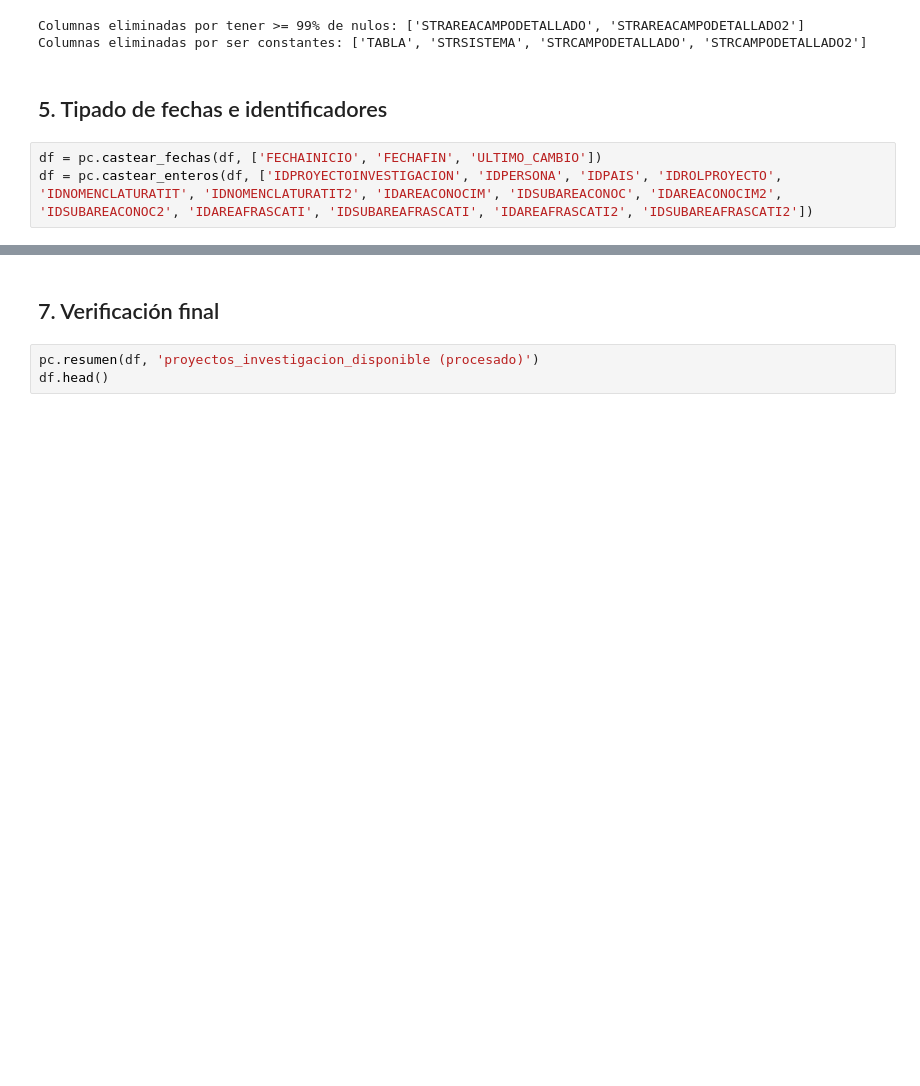
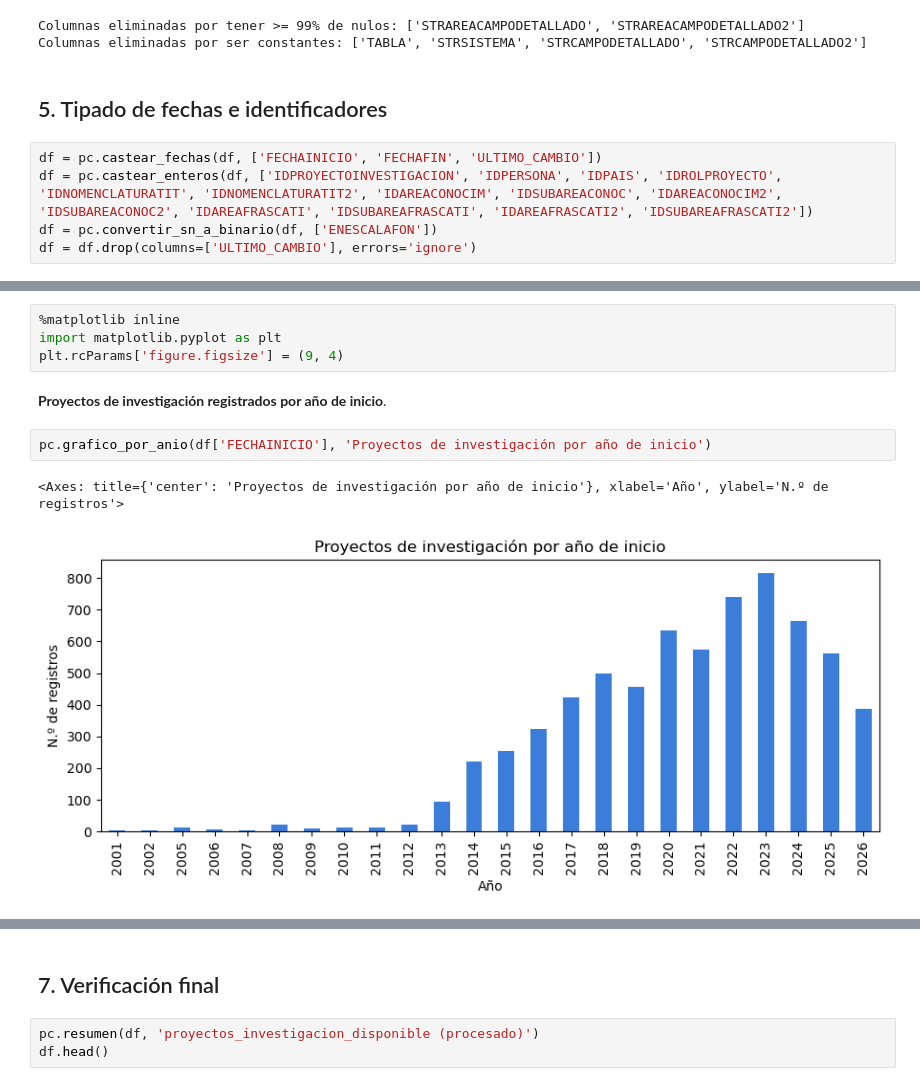
Before and after one commit to Pamela-rugel/Proyecto_Tesis, a Jupyter notebook: notebooks/preprocesamiento/15_proyectos_investigacion_disponible.ipynb, the cells around one changed output, grey strips where cells are left out. Cells and saved outputs as stored; diff of their text form; blank space fills up the shorter version.

Commit message:
Mejoras en preprocesamiento de la data, se añaden graficos

```diff
--- a/notebooks/preprocesamiento/15_proyectos_investigacion_disponible.ipynb
+++ b/notebooks/preprocesamiento/15_proyectos_investigacion_disponible.ipynb
@@ -85,3 +83,5 @@ Columnas eliminadas por ser constantes: ['TABLA', 'STRSISTEMA', 'STRCAMPODETALLA
 # %%
 df = pc.castear_fechas(df, ['FECHAINICIO', 'FECHAFIN', 'ULTIMO_CAMBIO'])
 df = pc.castear_enteros(df, ['IDPROYECTOINVESTIGACION', 'IDPERSONA', 'IDPAIS', 'IDROLPROYECTO', 'IDNOMENCLATURATIT', 'IDNOMENCLATURATIT2', 'IDAREACONOCIM', 'IDSUBAREACONOC', 'IDAREACONOCIM2', 'IDSUBAREACONOC2', 'IDAREAFRASCATI', 'IDSUBAREAFRASCATI', 'IDAREAFRASCATI2', 'IDSUBAREAFRASCATI2'])
+df = pc.convertir_sn_a_binario(df, ['ENESCALAFON'])
+df = df.drop(columns=['ULTIMO_CAMBIO'], errors='ignore')
@@ -87,0 +94,11 @@ df = pc.castear_enteros(df, ['IDPROYECTOINVESTIGACION', 'IDPERSONA', 'IDPAIS', '
+# %%
+%matplotlib inline
+import matplotlib.pyplot as plt
+plt.rcParams['figure.figsize'] = (9, 4)
+# %% [markdown]
+**Proyectos de investigación registrados por año de inicio**.
+# %%
+pc.grafico_por_anio(df['FECHAINICIO'], 'Proyectos de investigación por año de inicio')
+# %% [output]
+<Axes: title={'center': 'Proyectos de investigación por año de inicio'}, xlabel='Año', ylabel='N.º de registros'>
+[figure, added]
```
Also changed, not shown: parts of 13 cells of this notebook, 17 other files.
